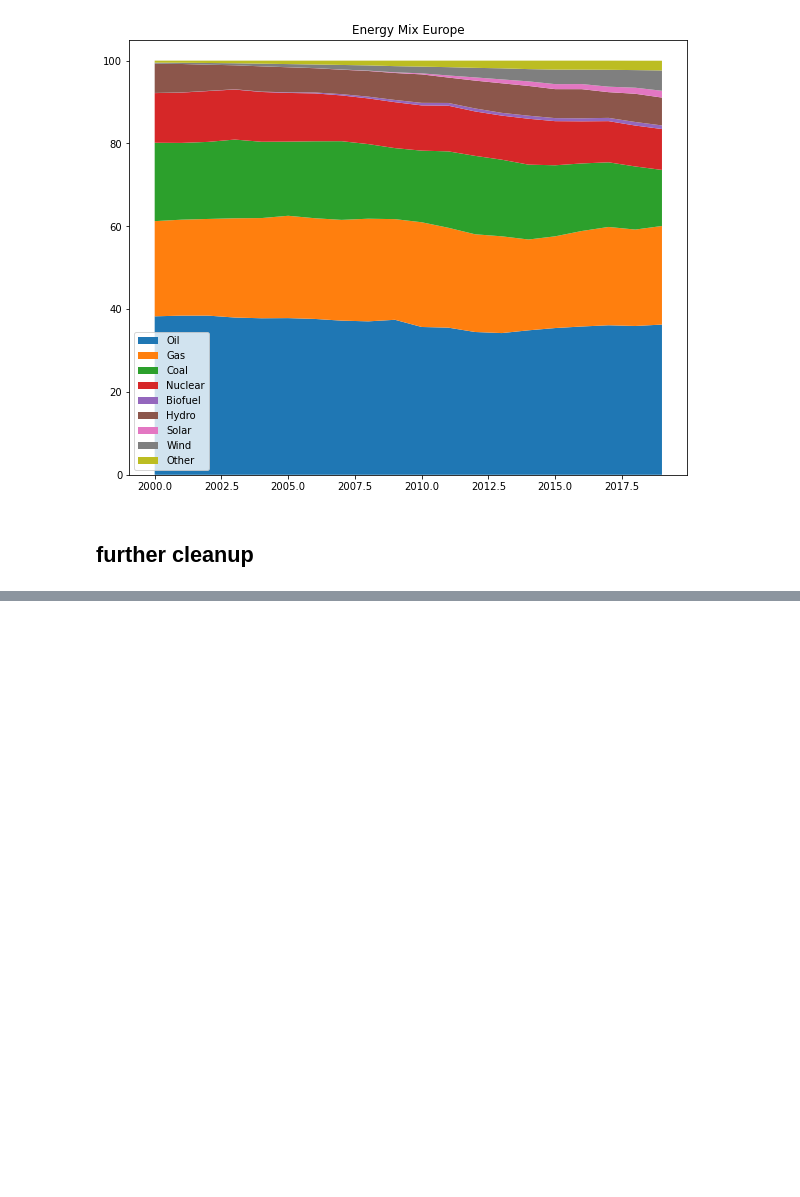
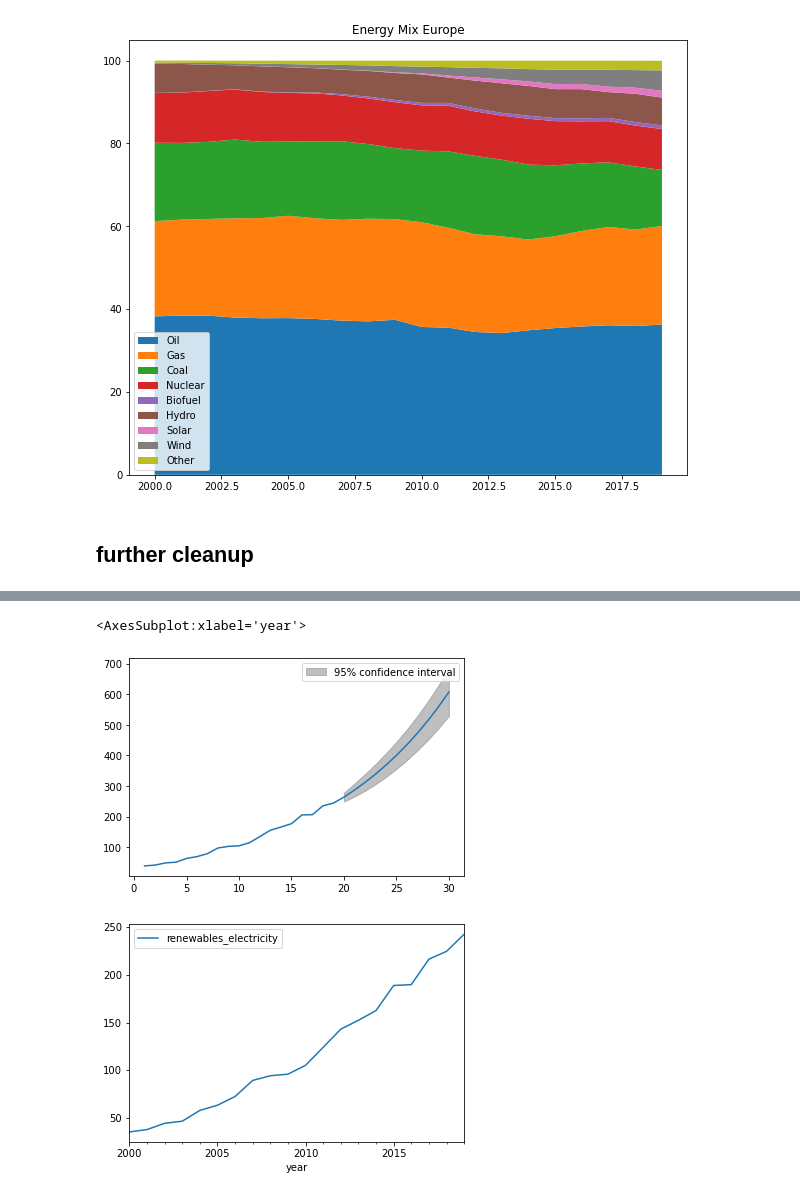
Before and after one commit to TeamGreenWave/capstone_project, a Jupyter notebook: EDA_Notebook_SLS.ipynb, the cells around one changed output, grey strips where cells are left out. Cells and saved outputs as stored; diff of their text form; code cells hidden in the pictures; blank space fills up the shorter version.

```diff
--- a/EDA_Notebook_SLS.ipynb
+++ b/EDA_Notebook_SLS.ipynb
@@ -491,0 +645,3 @@ df_general2.to_csv(path_or_buf= 'data/data_general.csv')
+# %%
+data_ger['year'] = pd.to_datetime(data_ger['year'], format='%Y')
+data_ger
@@ -491,0 +672,11 @@ df_general2.to_csv(path_or_buf= 'data/data_general.csv')
+# %%
+#TSA test:
+
+#conversion datetime to datetimeindex:
+data_ger2 = data_ger[['year','renewables_electricity']]
+data_ger2.reset_index(drop=True,inplace = True)
+data_ger2.set_index(pd.DatetimeIndex(data_ger['year']))
+data_ger2
+ger_mod3 = AutoReg(data_ger2['renewables_electricity'],1, trend="n").fit()
+
+ger_mod3.summary()
@@ -491,0 +697,7 @@ df_general2.to_csv(path_or_buf= 'data/data_general.csv')
+# %%
+fig = ger_mod3.plot_predict( 1 , 30)
+data_ger.plot('year', 'renewables_electricity', kind = 'line')
+# %% [output]
+<AxesSubplot:xlabel='year'>
+[figure, added]
+[figure, added]
```
Also changed, not shown: parts of 28 cells of this notebook, 18 other files.
